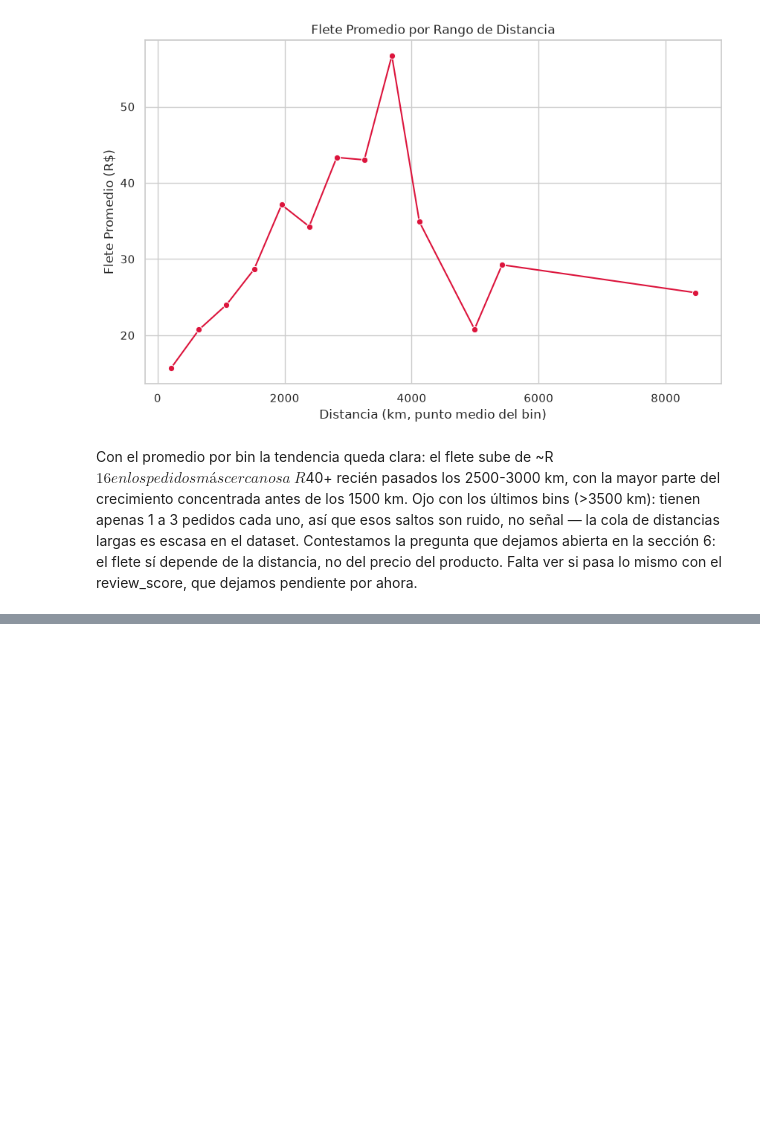
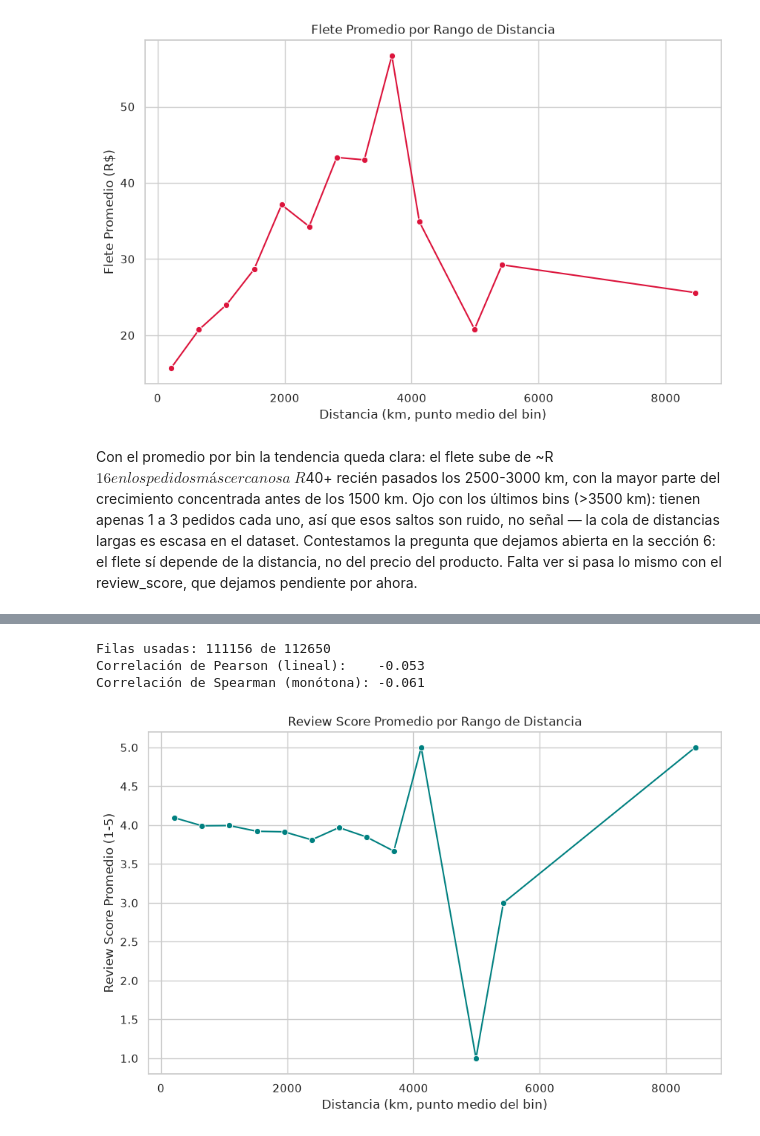
Before and after one commit to LeandroLocurcio/analisis-olist, a Jupyter notebook: notebooks/EDA_1.ipynb, the cells around one changed output, grey strips where cells are left out. Cells and saved outputs as stored; diff of their text form; code cells hidden in the pictures; blank space fills up the shorter version.

```diff
--- a/notebooks/EDA_1.ipynb
+++ b/notebooks/EDA_1.ipynb
@@ -760,0 +763,30 @@ Con el promedio por bin la tendencia queda clara: el flete sube de ~R$16 en los
+# %%
+dist_review = order_items_full[['distance_km', 'review_score']].dropna()
+
+corr_pearson_review = dist_review['distance_km'].corr(dist_review['review_score'])
+corr_spearman_review = dist_review['distance_km'].corr(dist_review['review_score'], method='spearman')
+
+print(f"Filas usadas: {len(dist_review)} de {len(order_items_full)}")
+print(f"Correlación de Pearson (lineal):    {corr_pearson_review:.3f}")
+print(f"Correlación de Spearman (monótona): {corr_spearman_review:.3f}")
+
+dist_review_bins = dist_review.copy()
+dist_review_bins['distance_bin'] = pd.cut(dist_review_bins['distance_km'], bins=20)
+review_by_bin = (
+    dist_review_bins.groupby('distance_bin', observed=True)['review_score']
+    .mean()
+    .reset_index()
+)
+review_by_bin['distance_mid'] = review_by_bin['distance_bin'].apply(lambda intervalo: intervalo.mid)
+
+plt.figure(figsize=(10, 6))
+sns.lineplot(data=review_by_bin, x='distance_mid', y='review_score', marker='o', color='teal')
+plt.title('Review Score Promedio por Rango de Distancia')
+plt.xlabel('Distancia (km, punto medio del bin)')
+plt.ylabel('Review Score Promedio (1-5)')
+plt.show()
+# %% [output]
+Filas usadas: 111156 de 112650
+Correlación de Pearson (lineal):    -0.053
+Correlación de Spearman (monótona): -0.061
+[figure, added]
```
Also changed, not shown: parts of 3 cells of this notebook, 1 other file.
